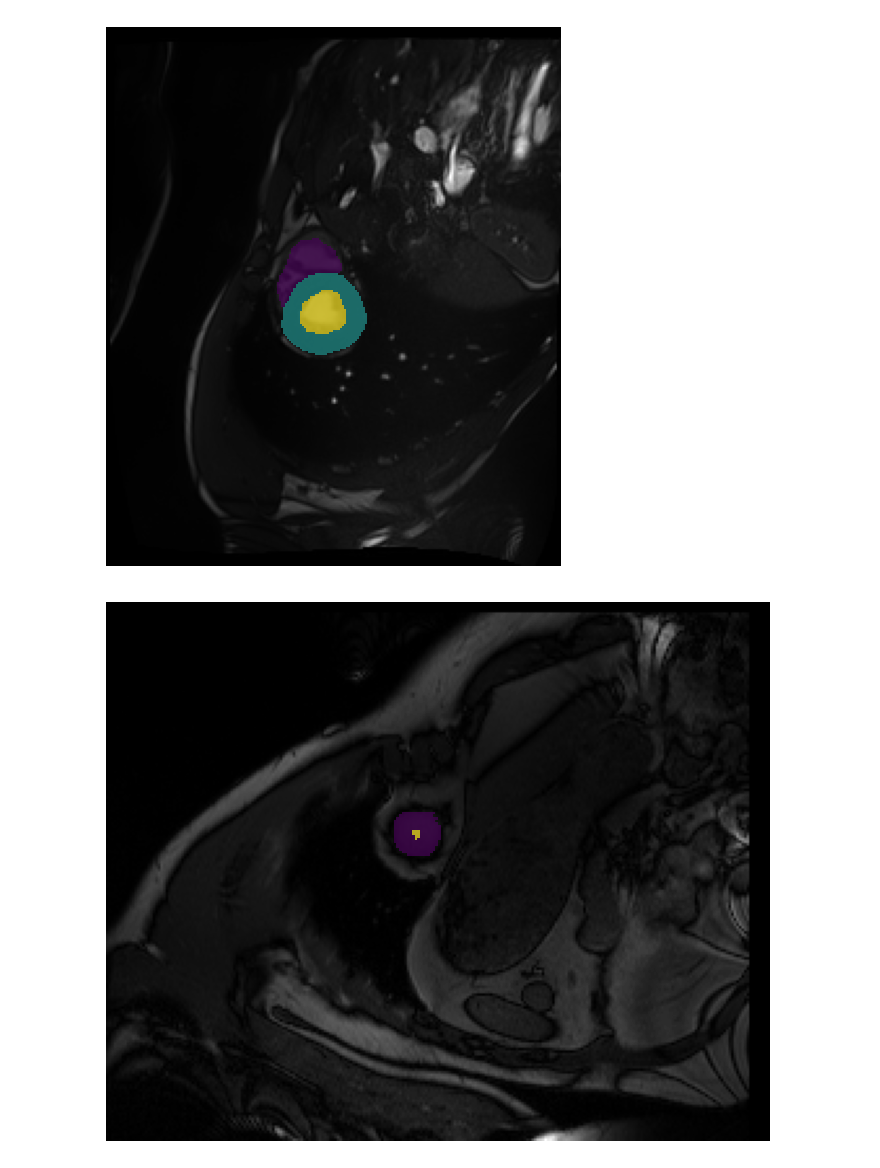
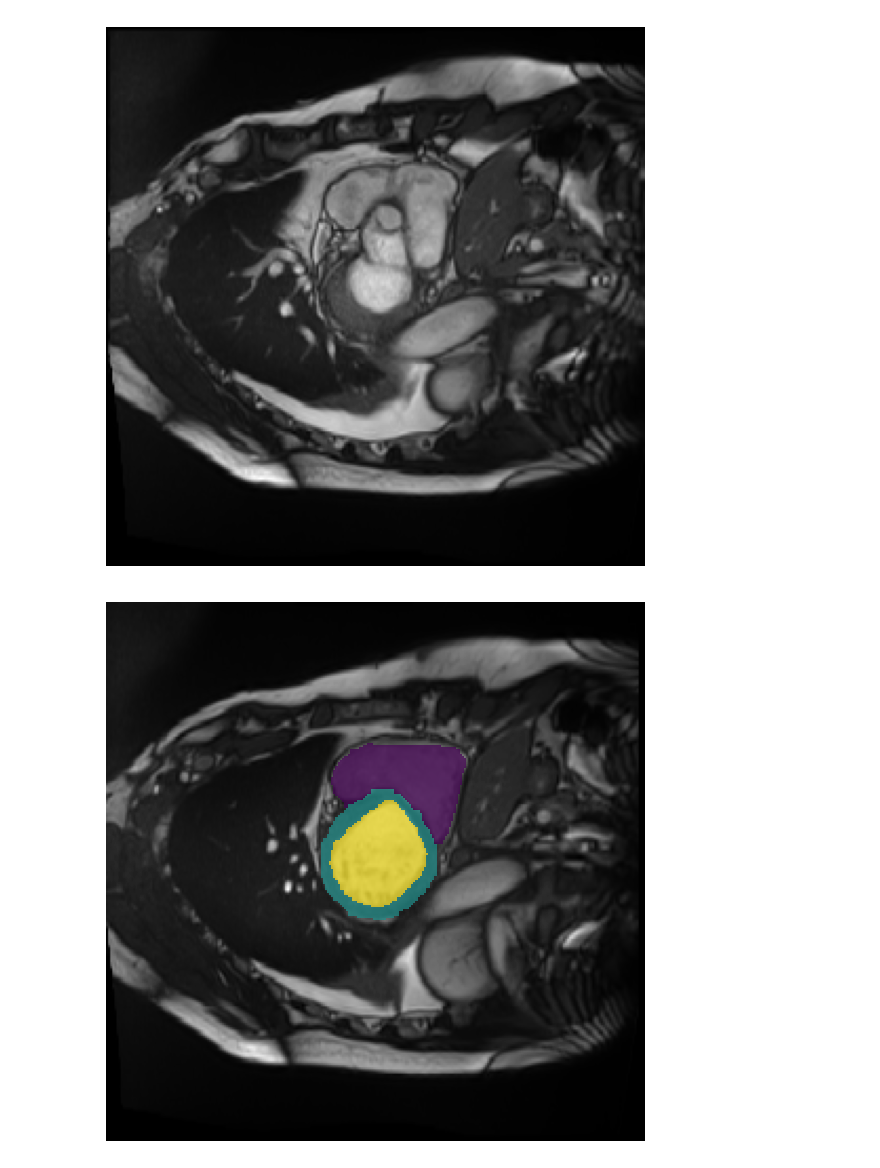
Before and after one commit to KarlijnLeussink/DLMIA, a Jupyter notebook: Script.ipynb, the cells around one changed output. Cells and saved outputs as stored; diff of their text form; code cells hidden in the pictures.

Commit message:
Copied Script.ipynb from dejan_train_branch

```diff
--- a/Script.ipynb
+++ b/Script.ipynb
@@ -9,3 +9,4 @@ with zipfile.ZipFile(zip_path, 'r') as zip_ref:
 # %%
 import os
-data_path = "../Resources/training"  # Adjust path to reflect the new location
+data_path_train = "Dataset/training"
+data_path_test = "Dataset/testing"
@@ -58,21 +33,18 @@ To enable the following instructions: AVX2 AVX512F AVX512_VNNI FMA, in other ope
 # %%
-def build_dict_acdc(data_path, mode='train', train_patients=None):
+def build_dict_acdc(data_path, mode='train'):
     """
-    This function returns a list of dictionaries containing paths to the 2D slices of the 3D MRI images
-    and their corresponding masks, filtered by the selected patients.
+    This function returns a list of dictionaries, each containing the paths to the 2D slices
+    of the 3D MRI images and their corresponding masks.
     """
     if mode not in ["train", "val", "test"]:
         raise ValueError(f"Please choose a mode in ['train', 'val', 'test']. Current mode is {mode}.")
 
     dicts = []
 
-    # Use either train or validation patients based on the mode
-    if mode == 'train':
-        selected_patients = train_patients
-    elif mode == 'val':
-        selected_patients = val_patients
+    # Loop over all patient directories
+    patient_dirs = [d for d in glob.glob(os.path.join(data_path, '*')) if os.path.isdir(d)]
 
-    for patient_dir in selected_patients:
+    for patient_dir in patient_dirs:
         patient_id = os.path.basename(patient_dir)
         config_path = os.path.join(patient_dir, "Info.cfg")
 
@@ -144,11 +99,0 @@ val_dataset = monai.data.CacheDataset(data=val_dict, transform=LoadHeartData())
-# %%
-# Print the dimensions of some random images and masks
-import random
-random_indices_dimensions = random.sample(range(len(train_dataset)), 20)  # Get 10 random indices
-
-for i in random_indices_dimensions:
-    sample = train_dataset[i]
-    print("Image shape:", sample["img"].shape)
-    print("Mask shape:", sample["mask"].shape)
-
-# Dimensions vary!
@@ -201,12 +433,10 @@ def visualize_heart_sample(sample, title=None):
     plt.axis('off')
     plt.show()
 # %%
-# Visualize random samples from the training set with the overlaying mask
-random_indices_visualize = random.sample(range(len(train_dataset)), 4)
-
-for i in random_indices_visualize:
+# Visualize samples from the training set
+for i in range(4):
     sample = train_dataset[i]
     visualize_heart_sample(sample)
 # %% [output]
-[figure, old version]
+[figure, new version]
-[figure, old version]
+[figure, new version]
```
Also changed, not shown: parts of 19 cells of this notebook.
